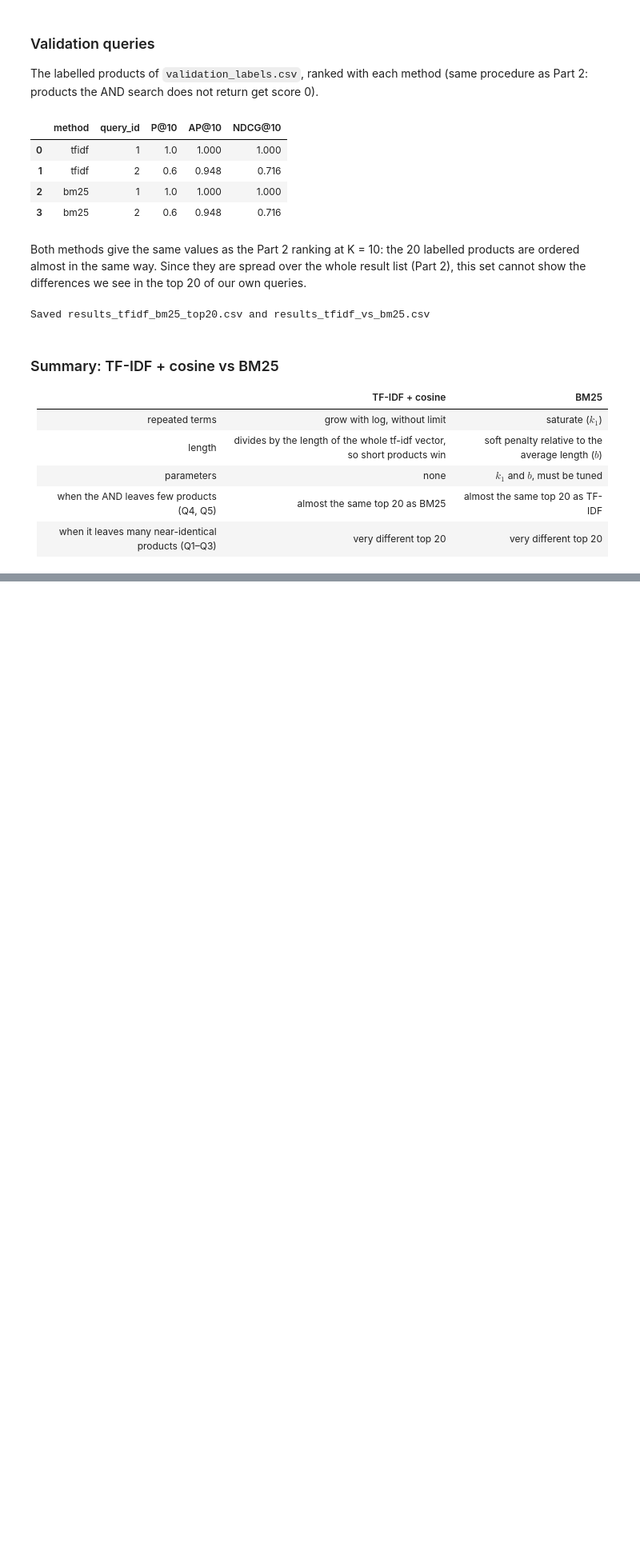
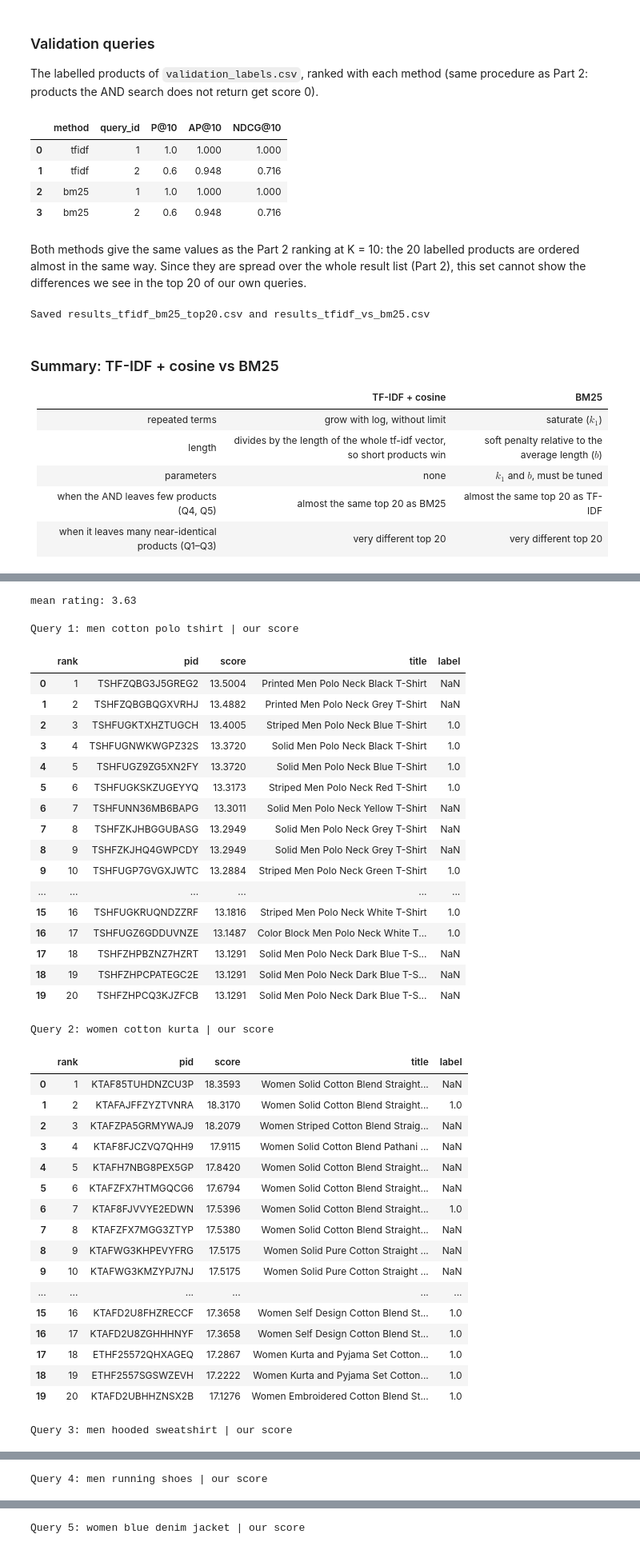
Before and after one commit to elenagotlost/irwa-search-engine, a Jupyter notebook: project_progress/part_3/part_3.ipynb, the cells around one changed output, grey strips where cells are left out. Shown at 80% size. Drawn from its saved outputs; the diff is of its cells as text; code cells hidden in the pictures; blank space fills up the shorter version.

```diff
--- a/project_progress/part_3/part_3.ipynb
+++ b/project_progress/part_3/part_3.ipynb
@@ -352,0 +370,59 @@ Saved results_tfidf_bm25_top20.csv and results_tfidf_vs_bm25.csv
+# %%
+from myapp.search.custom_score import create_custom_data, search_custom, custom_factors
+
+custom_data = create_custom_data(corpus)
+print(f"mean rating: {custom_data['mean_rating']:.2f}")
+# %% [output]
+mean rating: 3.63
+# %%
+def top20_custom(query):
+    #same table as top20() but with our score
+    labels = test_labels[test_labels["query"] == query].set_index("pid")["label"]
+    res = pd.DataFrame(search_custom(query, index, idf, data, custom_data, k=20), columns=["pid", "score"])
+    res.insert(0, "rank", np.arange(1, len(res) + 1))
+    res["title"] = res.pid.map(title)
+    res["label"] = res.pid.map(labels)
+    return res.round({"score": 4})
+
+for qid, q in TEST_QUERIES.items():
+    results[(qid, "custom")] = top20_custom(q)
+    print(f"Query {qid}: {q} | our score")
+    display(results[(qid, "custom")])
+# %% [output]
+Query 1: men cotton polo tshirt | our score
+|  | rank | pid | score | title | label |
+| 0 | 1 | TSHFZQBG3J5GREG2 | 13.5004 | Printed Men Polo Neck Black T-Shirt | NaN |
+| 1 | 2 | TSHFZQBGBQGXVRHJ | 13.4882 | Printed Men Polo Neck Grey T-Shirt | NaN |
+| 2 | 3 | TSHFUGKTXHZTUGCH | 13.4005 | Striped Men Polo Neck Blue T-Shirt | 1.0 |
+| 3 | 4 | TSHFUGNWKWGPZ32S | 13.3720 | Solid Men Polo Neck Black T-Shirt | 1.0 |
+| 4 | 5 | TSHFUGZ9ZG5XN2FY | 13.3720 | Solid Men Polo Neck Blue T-Shirt | 1.0 |
+| 5 | 6 | TSHFUGKSKZUGEYYQ | 13.3173 | Striped Men Polo Neck Red T-Shirt | 1.0 |
+| 6 | 7 | TSHFUNN36MB6BAPG | 13.3011 | Solid Men Polo Neck Yellow T-Shirt | NaN |
+| 7 | 8 | TSHFZKJHBGGUBASG | 13.2949 | Solid Men Polo Neck Grey T-Shirt | NaN |
+| 8 | 9 | TSHFZKJHQ4GWPCDY | 13.2949 | Solid Men Polo Neck Grey T-Shirt | NaN |
+| 9 | 10 | TSHFUGP7GVGXJWTC | 13.2884 | Striped Men Polo Neck Green T-Shirt | 1.0 |
+| ... | ... | ... | ... | ... | ... |
+| 15 | 16 | TSHFUGKRUQNDZZRF | 13.1816 | Striped Men Polo Neck White T-Shirt | 1.0 |
+| 16 | 17 | TSHFUGZ6GDDUVNZE | 13.1487 | Color Block Men Polo Neck White T... | 1.0 |
+| 17 | 18 | TSHFZHPBZNZ7HZRT | 13.1291 | Solid Men Polo Neck Dark Blue T-S... | NaN |
+| 18 | 19 | TSHFZHPCPATEGC2E | 13.1291 | Solid Men Polo Neck Dark Blue T-S... | NaN |
+| 19 | 20 | TSHFZHPCQ3KJZFCB | 13.1291 | Solid Men Polo Neck Dark Blue T-S... | NaN |
+Query 2: women cotton kurta | our score
+|  | rank | pid | score | title | label |
+| 0 | 1 | KTAF85TUHDNZCU3P | 18.3593 | Women Solid Cotton Blend Straight... | NaN |
+| 1 | 2 | KTAFAJFFZYZTVNRA | 18.3170 | Women Solid Cotton Blend Straight... | 1.0 |
+| 2 | 3 | KTAFZPA5GRMYWAJ9 | 18.2079 | Women Striped Cotton Blend Straig... | NaN |
+| 3 | 4 | KTAF8FJCZVQ7QHH9 | 17.9115 | Women Solid Cotton Blend Pathani ... | NaN |
+| 4 | 5 | KTAFH7NBG8PEX5GP | 17.8420 | Women Solid Cotton Blend Straight... | NaN |
+| 5 | 6 | KTAFZFX7HTMGQCG6 | 17.6794 | Women Solid Cotton Blend Straight... | NaN |
+| 6 | 7 | KTAF8FJVVYE2EDWN | 17.5396 | Women Solid Cotton Blend Straight... | 1.0 |
+| 7 | 8 | KTAFZFX7MGG3ZTYP | 17.5380 | Women Solid Cotton Blend Straight... | NaN |
+| 8 | 9 | KTAFWG3KHPEVYFRG | 17.5175 | Women Solid Pure Cotton Straight ... | NaN |
+| 9 | 10 | KTAFWG3KMZYPJ7NJ | 17.5175 | Women Solid Pure Cotton Straight ... | NaN |
+| ... | ... | ... | ... | ... | ... |
+| 15 | 16 | KTAFD2U8FHZRECCF | 17.3658 | Women Self Design Cotton Blend St... | 1.0 |
+| 16 | 17 | KTAFD2U8ZGHHHNYF | 17.3658 | Women Self Design Cotton Blend St... | 1.0 |
+| 17 | 18 | ETHF25572QHXAGEQ | 17.2867 | Women Kurta and Pyjama Set Cotton... | 1.0 |
+| 18 | 19 | ETHF2557SGSWZEVH | 17.2222 | Women Kurta and Pyjama Set Cotton... | 1.0 |
+| 19 | 20 | KTAFD2UBHHZNSX2B | 17.1276 | Women Embroidered Cotton Blend St... | 1.0 |
+Query 3: men hooded sweatshirt | our score
@@ -352,0 +446 @@ Saved results_tfidf_bm25_top20.csv and results_tfidf_vs_bm25.csv
+Query 4: men running shoes | our score
@@ -352,0 +464 @@ Saved results_tfidf_bm25_top20.csv and results_tfidf_vs_bm25.csv
+Query 5: women blue denim jacket | our score
```
Also changed, not shown: parts of 18 cells of this notebook, 3 other files.
